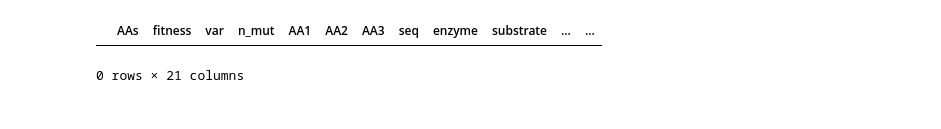
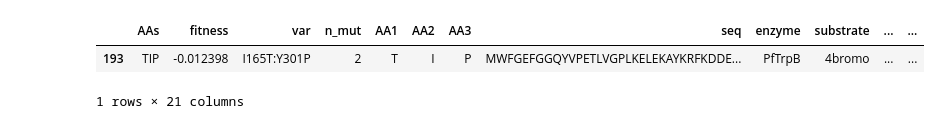
Before and after one commit to fhalab/substrate_aware_zs, a Jupyter notebook: sandbox/test_vinascore.ipynb, the cells around one changed output. Saved outputs shown, nothing was run; the diff lists cells and outputs as text; code cells hidden in the pictures.

```diff
--- a/sandbox/test_vinascore.ipynb
+++ b/sandbox/test_vinascore.ipynb
@@ -10,8 +12,9 @@ from scipy.stats import spearmanr
 import pandas as pd
 import numpy as np
 # %%
-df_4b = pd.read_csv("/disk2/fli/REVIVAL2/zs/vina/score/PfTrpB-4bromo_cofactor.csv")
+df_4b = pd.read_csv("/disk2/fli/REVIVAL2/zs/vina/score/freeze_cofactor/PfTrpB-4bromo.csv")
 df_4b[df_4b["vina"].isna()]
 # %% [output]
 |  | AAs | fitness | var | n_mut | AA1 | AA2 | AA3 | seq | enzyme | substrate | ... | ... |
+| 193 | TIP | -0.012398 | I165T:Y301P | 2 | T | I | P | MWFGEFGGQYVPETLVGPLKELEKAYKRFKDDE... | PfTrpB | 4bromo | ... | ... |
-0 rows × 21 columns
+1 rows × 21 columns
```
Also changed, not shown: parts of 20 cells of this notebook, 11 other files.
